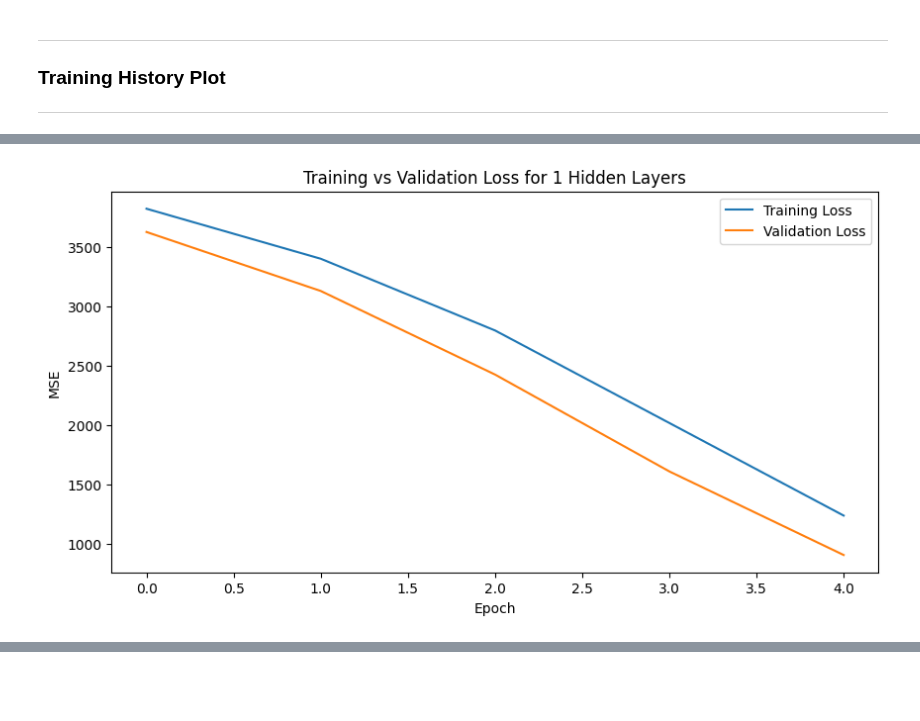
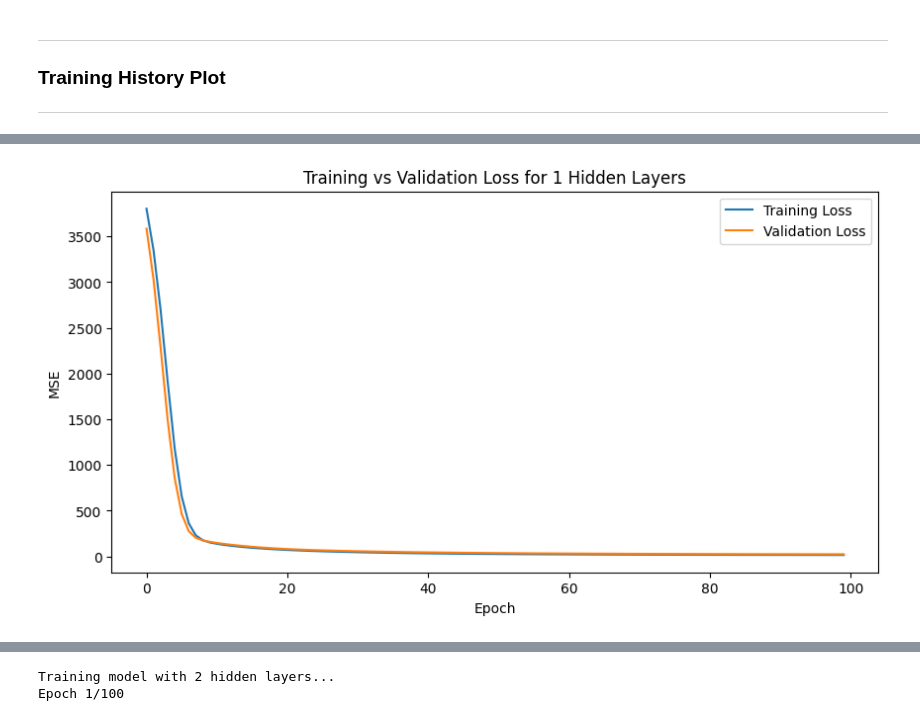
Before and after one commit to Ned-Matheson-1174976/1174976_EcoVision_Project1, a Jupyter notebook: SRC/DL.ipynb, the cells around one changed output, grey strips where cells are left out. Drawn from its saved outputs; the diff is of its cells as text; code cells hidden in the pictures; blank space fills up the shorter version.

Commit message:
Update DL.jyptr
Finished the model testing and making pretty

```diff
--- a/SRC/DL.ipynb
+++ b/SRC/DL.ipynb
@@ -105,8 +120,10 @@ print('X_train_scaled standard deviation:', X_train_scaled.std())
 
 
 # Reproducibility
+random.seed(42)
 np.random.seed(42)
 tf.random.set_seed(42)
+epoch_num = 100
 
 baseline_model = tf.keras.Sequential([
     tf.keras.layers.Dense(
@@ -127,7 +144,7 @@ history = baseline_model.fit(
     X_train_scaled,
     y_train,
     validation_data=(X_val_scaled, y_val),
-    epochs=100,
+    epochs=epoch_num,
     batch_size=32,
     verbose=1
 )
@@ -254,10 +353,6 @@ for h in hidden_layers:
 # %%
-
-# Hidden layers loop
-hidden_layers = [1, 2, 3, 4]
-
-
-results_df = pd.DataFrame(
+results = []
+results_total =  pd.DataFrame(
     results,
     columns=[
         "Variable",
@@ -265,6 +360,18 @@ results_df = pd.DataFrame(
         "Validation MAE"
     ]
 )
+
+# Hidden layers loop
+hidden_layers = [1, 2, 3, 4]
+results_df=  pd.DataFrame(
+    results,
+    columns=[
+        "Variable",
+        "Validation MSE",
+        "Validation MAE"
+    ]
+)
+
 results_df = results_df.iloc[0:0]
 results_df.loc[len(results_df)] = ['Hidden Layers Depth', '', '']
 for h in hidden_layers:
@@ -275,20 +382,20 @@ for h in hidden_layers:
         X_train_scaled,
         y_train,
         validation_data=(X_val_scaled, y_val),
-        epochs=100,
+        epochs=epoch_num,
         #epochs=5,
         batch_size=32,
         verbose=1
     )
 
-    test_loss, test_mae = model.evaluate(
-        X_test_scaled,
-        y_test,
+    val_loss, val_mae = model.evaluate(
+        X_val_scaled,
+        y_val,
         verbose=0
     )
 
-    print(f"Test MSE for {h} hidden layers: {test_loss}")
-    print(f"Test MAE for {h} hidden layers: {test_mae}")
+    print(f"Validation MSE for {h} hidden layers: {val_loss}")
+    print(f"Validation MAE for {h} hidden layers: {val_mae}")
 
     plt.figure(figsize=(10,5))
 
@@ -301,11 +408,45 @@ for h in hidden_layers:
     plt.legend()
     plt.show()
     # Add row to results dataframe
-    results_df.loc[len(results_df)] = [h, test_loss, test_mae]
+    results_df.loc[len(results_df)] = [h, val_loss, val_mae]
+
+
+results_total =pd.concat([results_total, results_df], ignore_index=True)
+
+#print("Results for different hidden layers:")
+#print(results_df)
+
+from IPython.display import Markdown, display
+
+# Ignore the title row
+numeric_rows = results_df[
+    pd.to_numeric(
+        results_df["Validation MSE"],
+        errors="coerce"
+    ).notna()
+]
+
+best_row = numeric_rows.loc[
+    numeric_rows["Validation MSE"].idxmin()
+]
+
+markdown_text = f"""
+### Results for different hidden layers
+
+{numeric_rows.to_markdown(index=False)}
+
+{int(best_row['Variable'])} hidden layers had the best results with the lowest validation MSE of {best_row['Validation MSE']:.6f} and validation MAE of {best_row['Validation MAE']:.6f}.
+"""
+
+display(Markdown(markdown_text))
 
 
 
-print("Results for different hidden layers:")
-print(results_df)
+depth_winner = int(
+    numeric_rows.loc[
+        numeric_rows["Validation MSE"].idxmin(),
+        "Variable"
+    ]
+)
 # %% [output]
 Training model with 1 hidden layers...
@@ -324 +471 @@ Test MAE for 1 hidden layers: 29.373815536499023
-[figure, old version]
+[figure, new version]
@@ -337,0 +472,2 @@ Test MAE for 2 hidden layers: 7.175734519958496
+Training model with 2 hidden layers...
+Epoch 1/100
```
Also changed, not shown: parts of 15 cells of this notebook.
